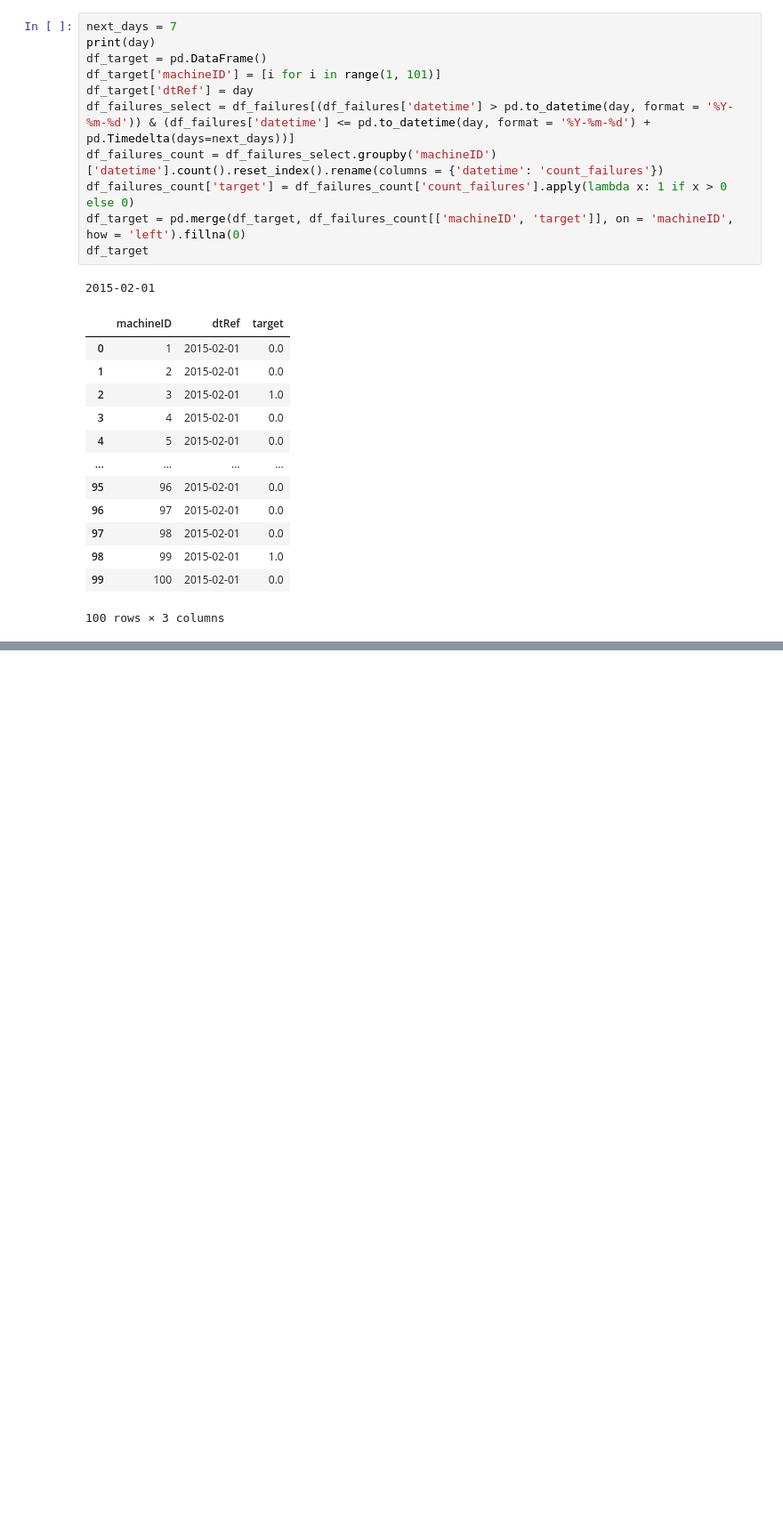
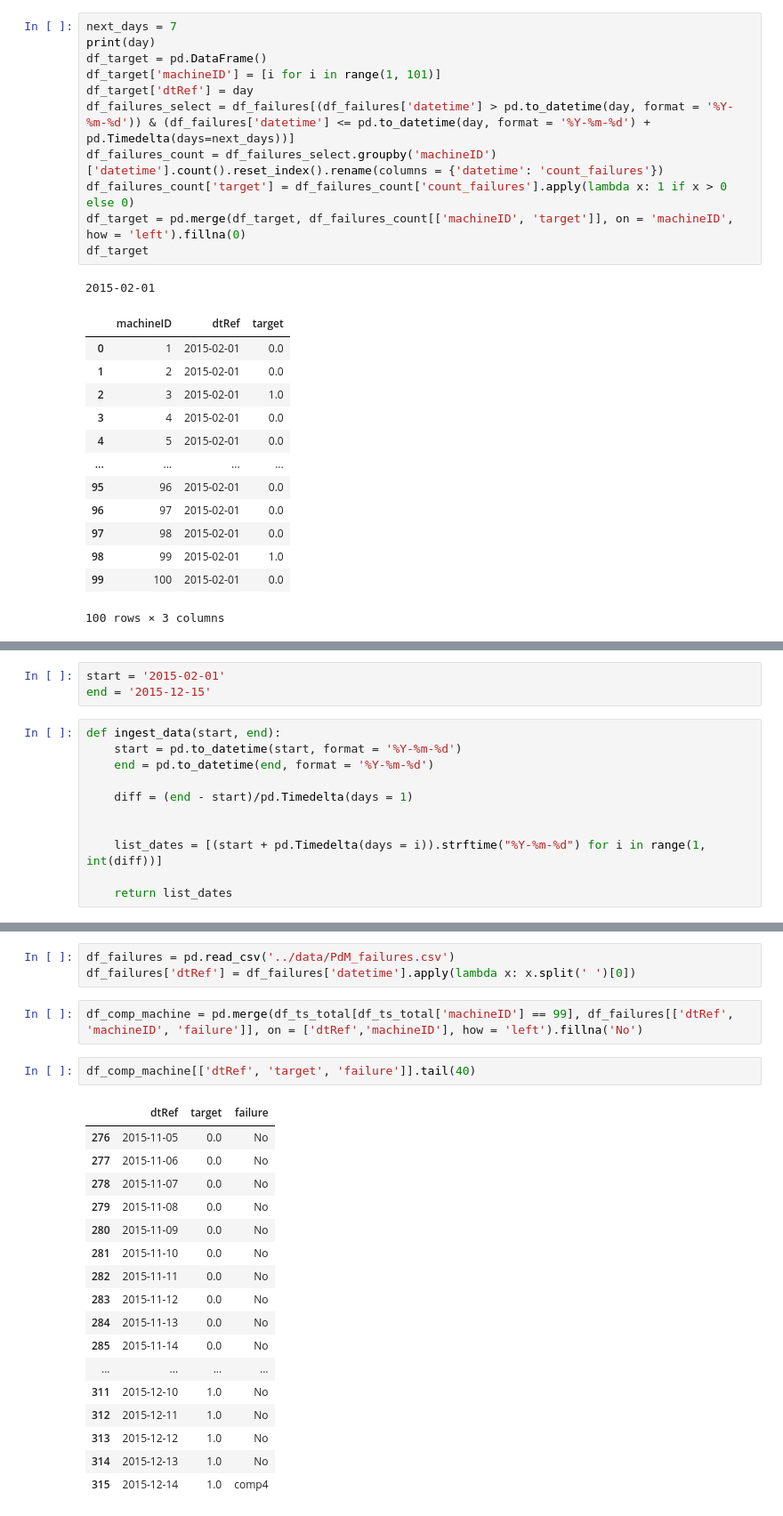
Before and after one commit to jooaobrum/preditive-maintenance, a Jupyter notebook: notebooks/pdm-exploration-features.ipynb, the cells around one changed output, grey strips where cells are left out. Shown at 89% size. Drawn from its saved outputs; the diff is of its cells as text; blank space fills up the shorter version.

```diff
--- a/notebooks/pdm-exploration-features.ipynb
+++ b/notebooks/pdm-exploration-features.ipynb
@@ -467,0 +502,14 @@ df_target
+# %%
+start = '2015-02-01'
+end = '2015-12-15'
+# %%
+def ingest_data(start, end):
+    start = pd.to_datetime(start, format = '%Y-%m-%d')
+    end = pd.to_datetime(end, format = '%Y-%m-%d')
+
+    diff = (end - start)/pd.Timedelta(days = 1)
+
+
+    list_dates = [(start + pd.Timedelta(days = i)).strftime("%Y-%m-%d") for i in range(1, int(diff))]
+
+    return list_dates
@@ -467,0 +657,25 @@ df_target
+# %%
+df_failures = pd.read_csv('../data/PdM_failures.csv')
+df_failures['dtRef'] = df_failures['datetime'].apply(lambda x: x.split(' ')[0])
+# %%
+df_comp_machine = pd.merge(df_ts_total[df_ts_total['machineID'] == 99], df_failures[['dtRef', 'machineID', 'failure']], on = ['dtRef','machineID'], how = 'left').fillna('No')
+# %%
+df_comp_machine[['dtRef', 'target', 'failure']].tail(40)
+# %% [output]
+|  | dtRef | target | failure |
+| 276 | 2015-11-05 | 0.0 | No |
+| 277 | 2015-11-06 | 0.0 | No |
+| 278 | 2015-11-07 | 0.0 | No |
+| 279 | 2015-11-08 | 0.0 | No |
+| 280 | 2015-11-09 | 0.0 | No |
+| 281 | 2015-11-10 | 0.0 | No |
+| 282 | 2015-11-11 | 0.0 | No |
+| 283 | 2015-11-12 | 0.0 | No |
+| 284 | 2015-11-13 | 0.0 | No |
+| 285 | 2015-11-14 | 0.0 | No |
+| ... | ... | ... | ... |
+| 311 | 2015-12-10 | 1.0 | No |
+| 312 | 2015-12-11 | 1.0 | No |
+| 313 | 2015-12-12 | 1.0 | No |
+| 314 | 2015-12-13 | 1.0 | No |
+| 315 | 2015-12-14 | 1.0 | comp4 |
```
Also changed, not shown: parts of 23 cells of this notebook, 5 other files.
